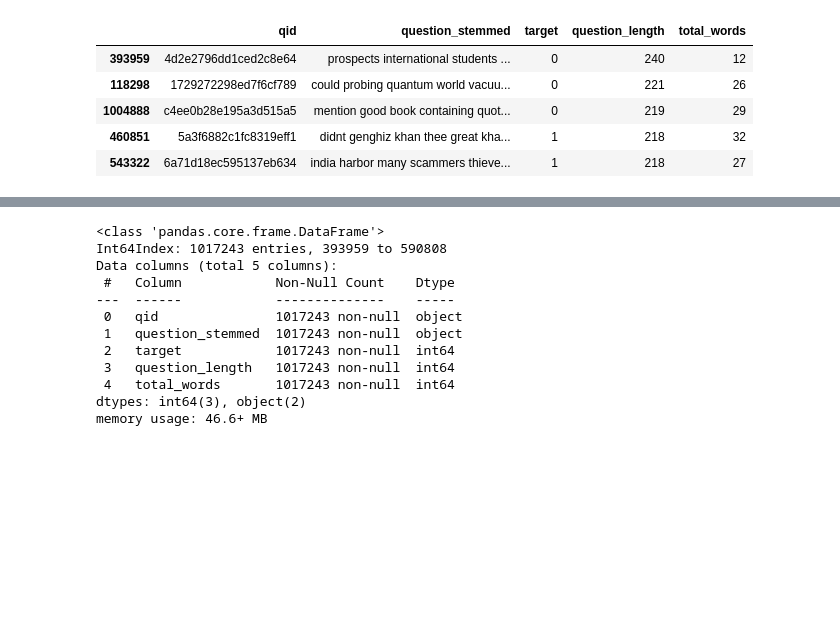
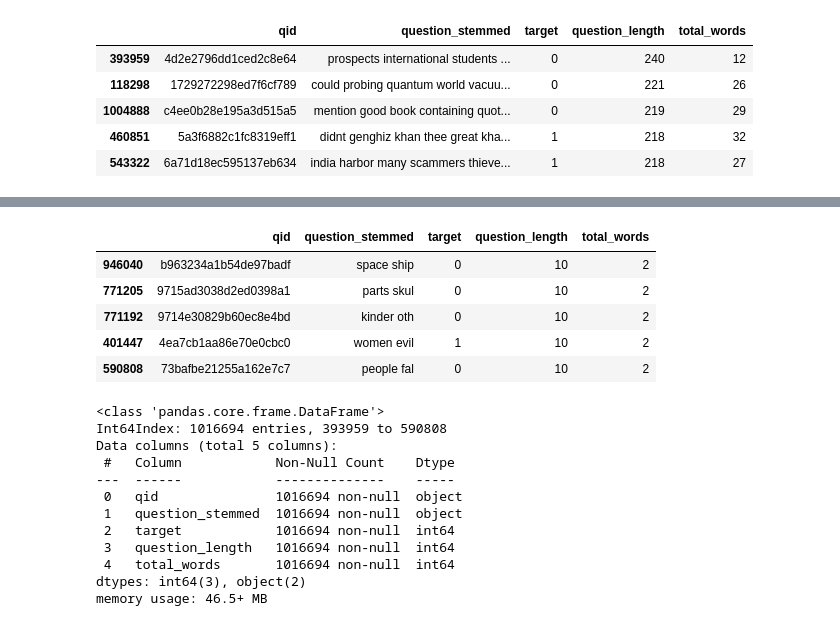
Before and after one commit to shalin4788/Springboard-Do-not-refer-, a Jupyter notebook: Capstone Two/Quora Insincere Capstone Data Wrangling.ipynb, the cells around one changed output, grey strips where cells are left out. Cells and saved outputs as stored; diff of their text form; code cells hidden in the pictures; blank space fills up the shorter version.

```diff
--- a/Capstone Two/Quora Insincere Capstone Data Wrangling.ipynb
+++ b/Capstone Two/Quora Insincere Capstone Data Wrangling.ipynb
@@ -518,3 +518,6 @@ quora_df.head(5)
 | 1004888 | c4ee0b28e195a3d515a5 | mention good book containing quot... | 0 | 219 | 29 |
 | 460851 | 5a3f6882c1fc8319eff1 | didnt genghiz khan thee great kha... | 1 | 218 | 32 |
 | 543322 | 6a71d18ec595137eb634 | india harbor many scammers thieve... | 1 | 218 | 27 |
+# %%
+quora_df = quora_df[quora_df['total_words'] > 1]
+quora_df.head(5)
@@ -521,15 +531,24 @@ quora_df.head(5)
+# %%
+quora_df.tail(5)
+# %% [output]
+|  | qid | question_stemmed | target | question_length | total_words |
+| 946040 | b963234a1b54de97badf | space ship | 0 | 10 | 2 |
+| 771205 | 9715ad3038d2ed0398a1 | parts skul | 0 | 10 | 2 |
+| 771192 | 9714e30829b60ec8e4bd | kinder oth | 0 | 10 | 2 |
+| 401447 | 4ea7cb1aa86e70e0cbc0 | women evil | 1 | 10 | 2 |
+| 590808 | 73bafbe21255a162e7c7 | people fal | 0 | 10 | 2 |
 # %%
 quora_df.info()
 # %% [output]
 <class 'pandas.core.frame.DataFrame'>
-Int64Index: 1017243 entries, 393959 to 590808
+Int64Index: 1016694 entries, 393959 to 590808
 Data columns (total 5 columns):
  #   Column            Non-Null Count    Dtype
 ---  ------            --------------    -----
- 0   qid               1017243 non-null  object
- 1   question_stemmed  1017243 non-null  object
- 2   target            1017243 non-null  int64
- 3   question_length   1017243 non-null  int64
- 4   total_words       1017243 non-null  int64
+ 0   qid               1016694 non-null  object
+ 1   question_stemmed  1016694 non-null  object
+ 2   target            1016694 non-null  int64
+ 3   question_length   1016694 non-null  int64
+ 4   total_words       1016694 non-null  int64
 dtypes: int64(3), object(2)
-memory usage: 46.6+ MB
+memory usage: 46.5+ MB
```
Also changed, not shown: parts of 2 cells of this notebook.
